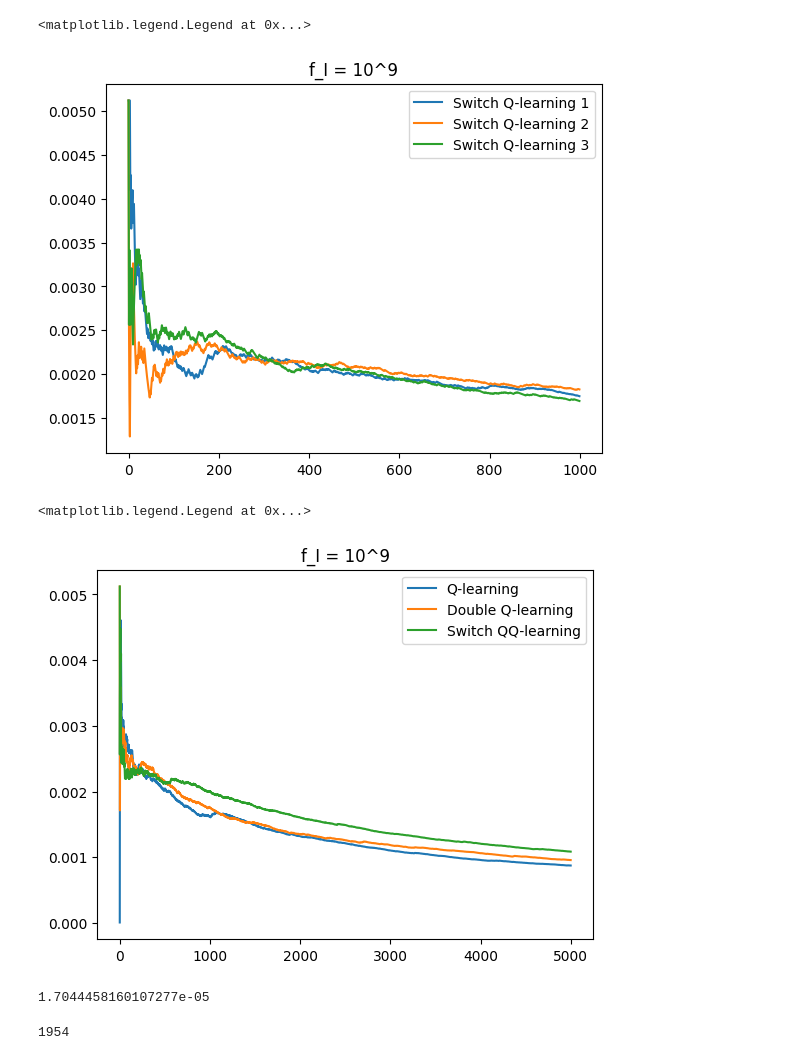
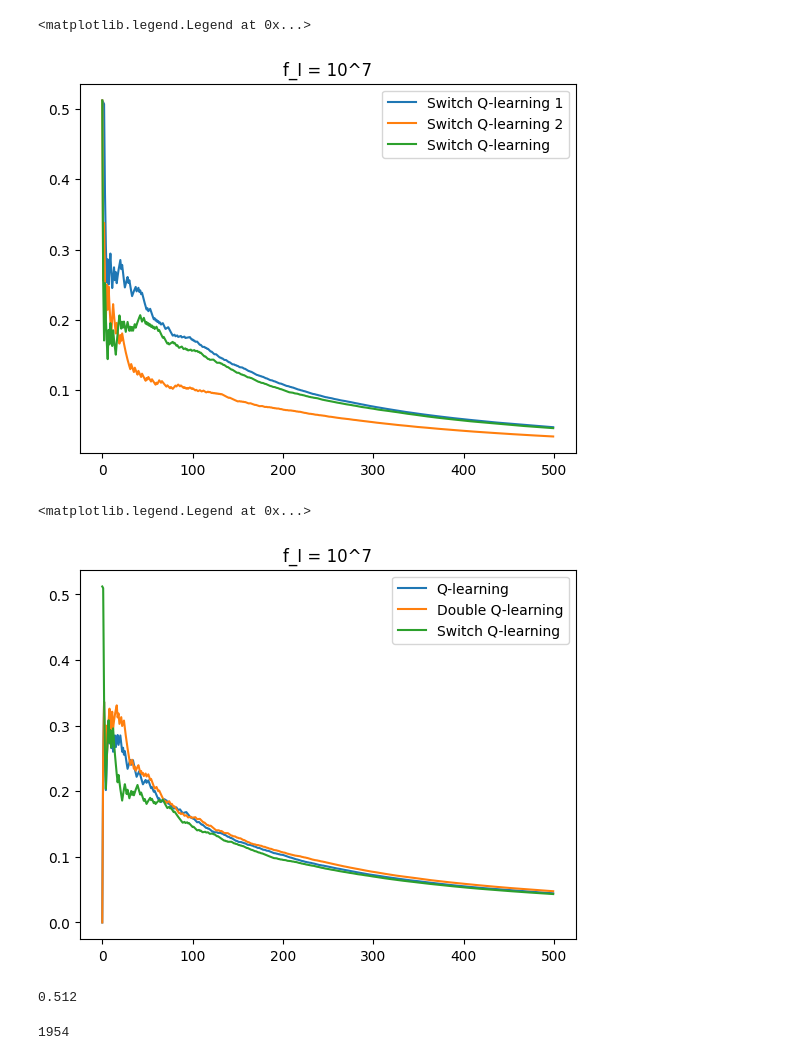
Before and after one commit to parthatom/Estimation_bias_Q_Learning, a Jupyter notebook: Cloud_vs_Local.ipynb, the cells around one changed output. Saved outputs shown, nothing was run; the diff lists cells and outputs as text; code cells hidden in the pictures.

```diff
--- a/Cloud_vs_Local.ipynb
+++ b/Cloud_vs_Local.ipynb
@@ -4,8 +4,7 @@ import matplotlib.pyplot as plt
 import statistics as stat
 # %%
 B = 512;C = 10000;W = 1.4 * pow(10,6)
-#w_I = w_M = pow(10,-30)
-f_I = pow(10,9);f_M = pow(10,12)
+f_I = pow(10,7);f_M = pow(10,12)
 N_0 = pow(10,-16);P = 0.5
 
 def arrival_and_departure_times(param1,param2,N):
@@ -23,9 +22,9 @@ def local_cost():
     return ((B*C)/f_I)
 
 def cloud_cost(n):
-    h_g_2 = np.random.exponential(1)
+    h_g_2 = np.random.exponential(0.19)
     R = W * np.log2(1 + P*h_g_2/N_0)
-    #R = np.random.choice([R,R/5],p = [0.5,0.5])
+    R = np.random.choice([R,R/5],p = [0.5,0.5])
     return (B/R + B*C*n/f_M)
 
 #def cloud_cost(n):
@@ -151,8 +138,7 @@ def Server_DoubleQ_learning(N):
         reward_sum_avg_list = reward_sum_avg_list + np.array(reward_sum_list)
     return reward_list,reward_sum_list,reward_sum_avg_list/runs,local_actions
 # %%
-def Server_Switch2Q_learning(N):
-    gamma = 0.9
+def Server_Switch2Q_learning(N,n,mu,lamda,gamma):
     n = 50
     reward_list = []
     reward_sum_list = []
@@ -160,7 +146,6 @@ def Server_Switch2Q_learning(N):
     reward_sum_avg_list = np.array([0]*N)
     count = 0
     runs = 1
-    mu = 1/20;lamda = 1
 
     for ind in range(runs):
         count = 0
@@ -203,7 +188,6 @@ def Server_Switch2Q_learning(N):
                 #print(str(1 - action) + " : " + str(np.var(return_dict[local_pos][cloud_pos][1 - action])))
                 if(np.var(return_dict[local_pos][cloud_pos][1 - action]) > np.var(return_dict[local_pos][cloud_pos][action])):
                     (new_local_pos,new_cloud_pos,reward) = next_state(local_pos,cloud_pos,action)
-                    reward_sum = reward_sum + reward
                     return_dict[local_pos][cloud_pos][action].append(reward)
                     alpha = 1/np.power(freq[local_pos,cloud_pos],0.8)
                     if np.random.choice([True,False]):
@@ -216,7 +200,6 @@ def Server_Switch2Q_learning(N):
                     action = np.random.choice([np.argmax(Qa[local_pos,cloud_pos] + Qb[local_pos,cloud_pos]),np.random.choice([0,1])],p = [1 - eps,eps])
                 else:
                     (new_local_pos,new_cloud_pos,reward) = next_state(local_pos,cloud_pos,action)
-                    reward_sum = reward_sum + reward
                     return_dict[local_pos][cloud_pos][action].append(reward)
                     alpha = 1/np.power(freq[local_pos,cloud_pos],0.8)
                     Qa[local_pos,cloud_pos,action] = Qa[local_pos,cloud_pos,action] + alpha*(reward + gamma*np.max(Qa[new_local_pos,new_cloud_pos]) - Qa[local_pos,cloud_pos,action])
@@ -226,7 +209,6 @@ def Server_Switch2Q_learning(N):
                     action = np.random.choice([np.argmax(Qa[local_pos,cloud_pos]),np.random.choice([0,1])],p = [1 - eps,eps])
             else:
                 (new_local_pos,new_cloud_pos,reward) = next_state(local_pos,cloud_pos,action)
-                reward_sum = reward_sum + reward
                 return_dict[local_pos][cloud_pos][action].append(reward)
                 alpha = 1/np.power(freq[local_pos,cloud_pos],0.8)
                 if np.random.choice([True,False]):
@@ -239,6 +221,7 @@ def Server_Switch2Q_learning(N):
                 action = np.random.choice([np.argmax(Qa[local_pos,cloud_pos] + Qb[local_pos,cloud_pos]),np.random.choice([0,1])],p = [1 - eps,eps])
             count = count + 1
             reward_list.append(reward)
+            reward_sum = reward_sum + (gamma**i)*reward
             reward_sum_list.append(reward_sum/count)
         reward_sum_avg_list = reward_sum_avg_list + np.array(reward_sum_list)
     return reward_list,reward_sum_list,reward_sum_avg_list/runs,local_actions,switch_list,Qa,Qb
@@ -435,40 +405,41 @@ def Server_SwitchQ_learning(N):
+# %%
+N = 500;n = 50;mu = 1/15;lamda = 1;gamma = 0.99
 # %%
-N = 1000
-r_list1,r_sum_list1,r_sum_avg_list1,local_actions1,slist,Qa,Qb = Server_SwitchQ_learning(N)
-r_list2,r_sum_list2,r_sum_avg_list2,local_actions2,slist,Qa,Qb = Server_Switch2Q_learning(N)
-r_list3,r_sum_list3,r_sum_avg_list3,local_actions3,slist,Qa,Qb = Server_Switch3Q_learning(N)
+
+r_list1,r_sum_list1,r_sum_avg_list1,local_actions1,slist,Qa,Qb = Server_Switch1Q_learning(N,n,mu,lamda,gamma)
+r_list2,r_sum_list2,r_sum_avg_list2,local_actions2,slist,Qa,Qb = Server_Switch2Q_learning(N,n,mu,lamda,gamma)
+r_list3,r_sum_list3,r_sum_avg_list3,local_actions3,slist,Qa,Qb = Server_SwitchQ_learning(N,n,mu,lamda,gamma)
 
 plt.plot(-r_sum_avg_list1)
 plt.plot(-r_sum_avg_list2)
 plt.plot(-r_sum_avg_list3)
 
 
 plt.title("f_I = 10^" + str(int(np.log10(f_I))) )
-plt.legend(["Switch Q-learning 1","Switch Q-learning 2","Switch Q-learning 3","Switch QQ-learning"])
+plt.legend(["Switch Q-learning 1","Switch Q-learning 2","Switch Q-learning"])
 # %% [output]
 <matplotlib.legend.Legend at 0x...>
-[figure, old version]
+[figure, new version]
 # %%
-N = 5000
-#r_list_sq,r_sum_list_sq,r_sum_avg_list_sq,local_actions_sq,slist,Qa,Qb = Server_SwitchQ_learning(N)
-r_list_q,r_sum_list_q,r_sum_avg_list_q,local_actions_q = Server_Q_learning(N)
-r_list_dq,r_sum_list_dq,r_sum_avg_list_dq,local_actions_dq = Server_DoubleQ_learning(N)
-r_list,r_sum_list,r_sum_avg_list,local_actions,slist,Qa,Qb = Server_Switch3Q_learning(N)
+
+r_list_q,r_sum_list_q,r_sum_avg_list_q,local_actions_q = Server_Q_learning(N,n,mu,lamda,gamma)
+r_list_dq,r_sum_list_dq,r_sum_avg_list_dq,local_actions_dq = Server_DoubleQ_learning(N,n,mu,lamda,gamma)
+r_list,r_sum_list,r_sum_avg_list,local_actions,slist,Qa,Qb = Server_SwitchQ_learning(N,n,mu,lamda,gamma)
 plt.plot(-r_sum_avg_list_q)
 plt.plot(-r_sum_avg_list_dq)
 plt.plot(-r_sum_avg_list)
 
 
 plt.title("f_I = 10^" + str(int(np.log10(f_I))) )
-plt.legend(["Q-learning", "Double Q-learning","Switch QQ-learning"])
+plt.legend(["Q-learning", "Double Q-learning","Switch Q-learning"])
 # %% [output]
 <matplotlib.legend.Legend at 0x...>
-[figure, old version]
+[figure, new version]
 # %%
-cloud_cost(2)
-#local_cost()
+#cloud_cost(2)
+local_cost()
 # %% [output]
-1.7044458160107277e-05
+0.512
 # %%
 sum = 0
 for i in range(len(slist)):
```
Also changed, not shown: parts of 10 cells of this notebook.
